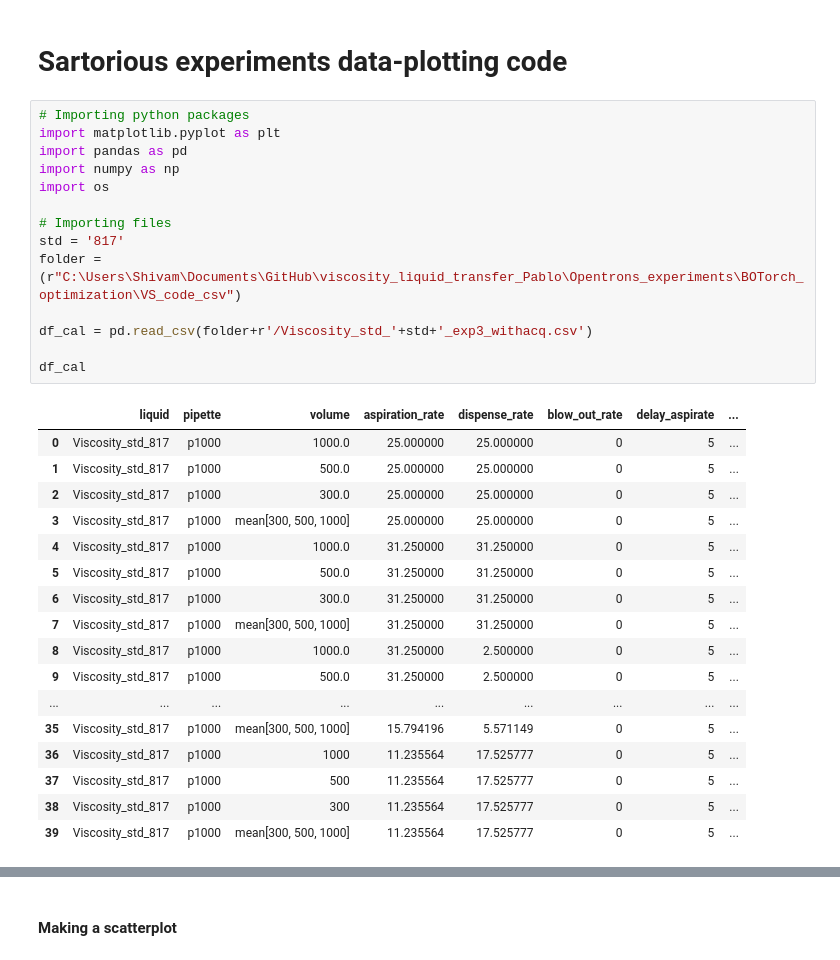
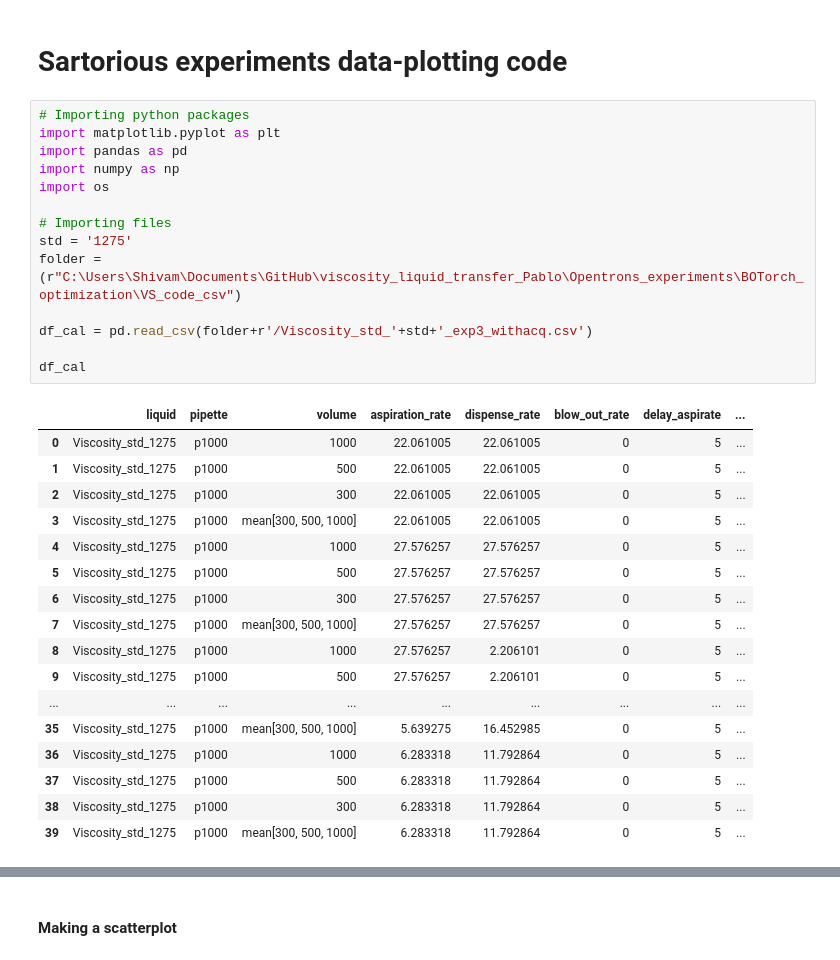
Before and after one commit to Quijanove/viscosity_liquid_transfer_Pablo, a Jupyter notebook: Opentrons_experiments/BOTorch_optimization/Opentrons_csv/Data_plotting_code_from_sartorious_Streamlined.ipynb, the cells around one changed output, grey strips where cells are left out. Drawn from its saved outputs; the diff is of its cells as text.

```diff
--- a/Opentrons_experiments/BOTorch_optimization/Opentrons_csv/Data_plotting_code_from_sartorious_Streamlined.ipynb
+++ b/Opentrons_experiments/BOTorch_optimization/Opentrons_csv/Data_plotting_code_from_sartorious_Streamlined.ipynb
@@ -3,35 +3,35 @@
 # %%
 # Importing python packages
 import matplotlib.pyplot as plt
 import pandas as pd
 import numpy as np
 import os
 
 # Importing files
-std = '817'
+std = '1275'
 folder = (r"C:\Users\Shivam\Documents\GitHub\viscosity_liquid_transfer_Pablo\Opentrons_experiments\BOTorch_optimization\VS_code_csv")
 
 df_cal = pd.read_csv(folder+r'/Viscosity_std_'+std+'_exp3_withacq.csv')
 
 df_cal
 # %% [output]
 |  | liquid | pipette | volume | aspiration_rate | dispense_rate | blow_out_rate | delay_aspirate | ... |
-| 0 | Viscosity_std_817 | p1000 | 1000.0 | 25.000000 | 25.000000 | 0 | 5 | ... |
-| 1 | Viscosity_std_817 | p1000 | 500.0 | 25.000000 | 25.000000 | 0 | 5 | ... |
-| 2 | Viscosity_std_817 | p1000 | 300.0 | 25.000000 | 25.000000 | 0 | 5 | ... |
-| 3 | Viscosity_std_817 | p1000 | mean[300, 500, 1000] | 25.000000 | 25.000000 | 0 | 5 | ... |
-| 4 | Viscosity_std_817 | p1000 | 1000.0 | 31.250000 | 31.250000 | 0 | 5 | ... |
-| 5 | Viscosity_std_817 | p1000 | 500.0 | 31.250000 | 31.250000 | 0 | 5 | ... |
-| 6 | Viscosity_std_817 | p1000 | 300.0 | 31.250000 | 31.250000 | 0 | 5 | ... |
-| 7 | Viscosity_std_817 | p1000 | mean[300, 500, 1000] | 31.250000 | 31.250000 | 0 | 5 | ... |
-| 8 | Viscosity_std_817 | p1000 | 1000.0 | 31.250000 | 2.500000 | 0 | 5 | ... |
-| 9 | Viscosity_std_817 | p1000 | 500.0 | 31.250000 | 2.500000 | 0 | 5 | ... |
+| 0 | Viscosity_std_1275 | p1000 | 1000 | 22.061005 | 22.061005 | 0 | 5 | ... |
+| 1 | Viscosity_std_1275 | p1000 | 500 | 22.061005 | 22.061005 | 0 | 5 | ... |
+| 2 | Viscosity_std_1275 | p1000 | 300 | 22.061005 | 22.061005 | 0 | 5 | ... |
+| 3 | Viscosity_std_1275 | p1000 | mean[300, 500, 1000] | 22.061005 | 22.061005 | 0 | 5 | ... |
+| 4 | Viscosity_std_1275 | p1000 | 1000 | 27.576257 | 27.576257 | 0 | 5 | ... |
+| 5 | Viscosity_std_1275 | p1000 | 500 | 27.576257 | 27.576257 | 0 | 5 | ... |
+| 6 | Viscosity_std_1275 | p1000 | 300 | 27.576257 | 27.576257 | 0 | 5 | ... |
+| 7 | Viscosity_std_1275 | p1000 | mean[300, 500, 1000] | 27.576257 | 27.576257 | 0 | 5 | ... |
+| 8 | Viscosity_std_1275 | p1000 | 1000 | 27.576257 | 2.206101 | 0 | 5 | ... |
+| 9 | Viscosity_std_1275 | p1000 | 500 | 27.576257 | 2.206101 | 0 | 5 | ... |
 | ... | ... | ... | ... | ... | ... | ... | ... | ... |
-| 35 | Viscosity_std_817 | p1000 | mean[300, 500, 1000] | 15.794196 | 5.571149 | 0 | 5 | ... |
-| 36 | Viscosity_std_817 | p1000 | 1000 | 11.235564 | 17.525777 | 0 | 5 | ... |
-| 37 | Viscosity_std_817 | p1000 | 500 | 11.235564 | 17.525777 | 0 | 5 | ... |
-| 38 | Viscosity_std_817 | p1000 | 300 | 11.235564 | 17.525777 | 0 | 5 | ... |
-| 39 | Viscosity_std_817 | p1000 | mean[300, 500, 1000] | 11.235564 | 17.525777 | 0 | 5 | ... |
+| 35 | Viscosity_std_1275 | p1000 | mean[300, 500, 1000] | 5.639275 | 16.452985 | 0 | 5 | ... |
+| 36 | Viscosity_std_1275 | p1000 | 1000 | 6.283318 | 11.792864 | 0 | 5 | ... |
+| 37 | Viscosity_std_1275 | p1000 | 500 | 6.283318 | 11.792864 | 0 | 5 | ... |
+| 38 | Viscosity_std_1275 | p1000 | 300 | 6.283318 | 11.792864 | 0 | 5 | ... |
+| 39 | Viscosity_std_1275 | p1000 | mean[300, 500, 1000] | 6.283318 | 11.792864 | 0 | 5 | ... |
 # %%
 # Calculate time for 1000ul
 df_cal['time_for_1000'] = 0
```
Also changed, not shown: parts of 5 cells of this notebook, 2 other files.
